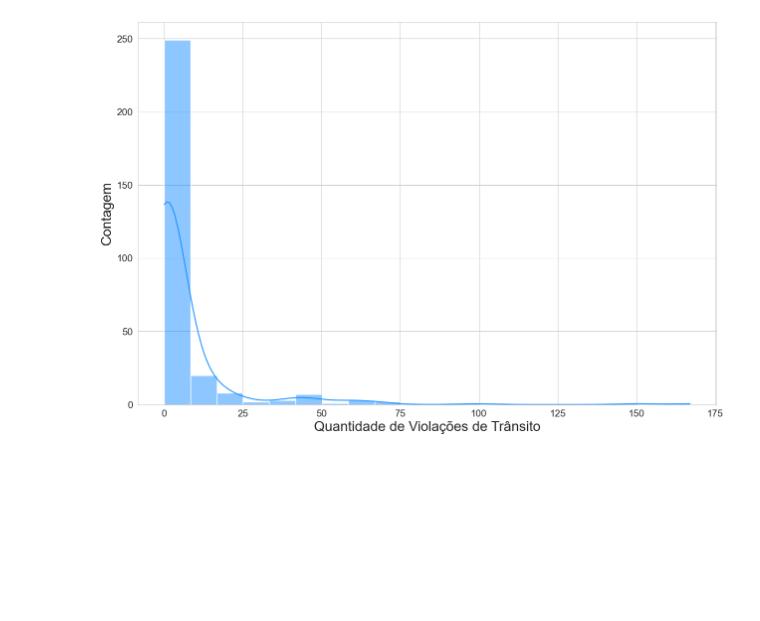
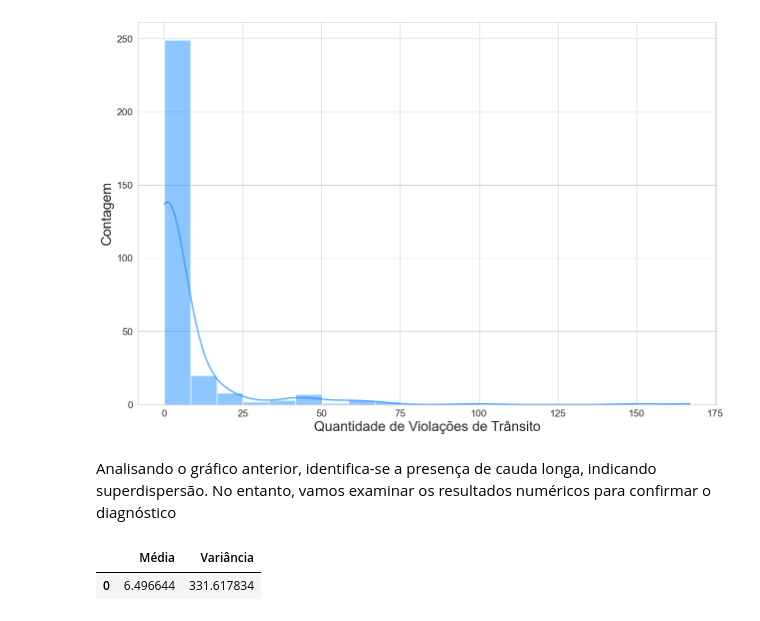
Before and after one commit to DavideDaSilva/Data-Science, a Jupyter notebook: Supervised Machine Learning/Modelos para Dados de Contagem/PredicaoViolacoesTransito.ipynb, the cells around one changed output. Saved outputs shown, nothing was run; the diff lists cells and outputs as text; code cells hidden in the pictures; blank space fills up the shorter version.

Commit message:
#2.8-Diagnóstico para observação de eventual igualdade entre a média e a variância da variável dependente 'violations'

```diff
--- a/Supervised Machine Learning/Modelos para Dados de Contagem/PredicaoViolacoesTransito.ipynb
+++ b/Supervised Machine Learning/Modelos para Dados de Contagem/PredicaoViolacoesTransito.ipynb
@@ -196,3 +196,13 @@ with sns.axes_style("whitegrid"):
     plt.show()
 # %% [output]
 [figure]
+# %% [markdown]
+Analisando o gráfico anterior, identifica-se a presença de cauda longa, indicando superdispersão. No entanto, vamos examinar os resultados numéricos para confirmar o diagnóstico
+# %%
+# Diagnóstico preliminar para observação de eventual igualdade entre a média e a variância da variável dependente 'violations'
+
+pd.DataFrame({'Média':[df_corruption.violations.mean()],
+              'Variância':[df_corruption.violations.var()]})
+# %% [output]
+|  | Média | Variância |
+| 0 | 6.496644 | 331.617834 |
```
